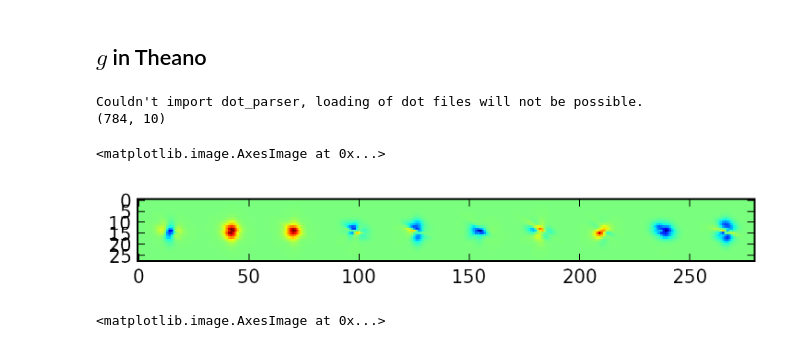
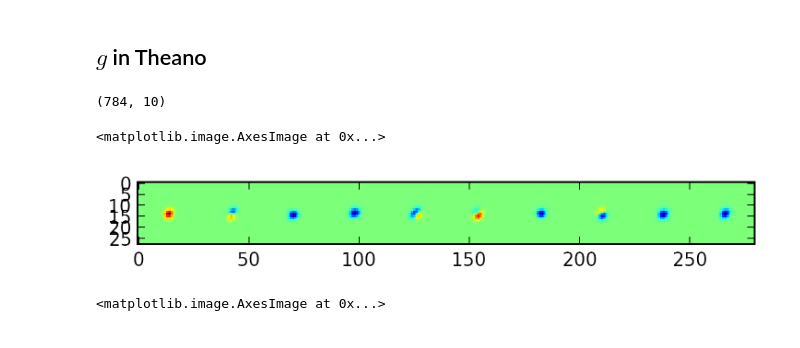
Before and after one commit to shawntan/viz-speech, a Jupyter notebook: Untitled3.ipynb, the cells around one changed output. Cells and saved outputs as stored; diff of their text form; code cells hidden in the pictures.

```diff
--- a/Untitled3.ipynb
+++ b/Untitled3.ipynb
@@ -122,14 +122,22 @@ def gaussian(P,rows,cols,components):
         dtype=np.float32)
     )
     P.mean   = U.initial_weights(components,2) + np.array([rows,cols])/2.0
+
+    # TODO: Modify params.
+    shifted = T.patternbroadcast(points.reshape((input_size,1,2)),(False,True,False))\
+                - T.patternbroadcast(P.mean.reshape((1,components,2)),(True,False,False))
+    """
     P.scale  = 5 * np.random.rand(components,2)
     P.thetas = 2 * np.pi * np.random.rand(components)
 
-    shifted = T.patternbroadcast(points.reshape((input_size,1,2)),(False,True,False))\
-                - T.patternbroadcast(P.mean.reshape((1,components,2)),(True,False,False))
+
     rot     = rotation(P.thetas)
     scale = T.patternbroadcast(P.scale.reshape((components,2,1)),(False,False,True))
-    B = T.patternbroadcast((rot/scale).reshape((1,components,2,2)),(True,False,False,False))
+    """
+    # Directly optimise B
+    P.B = 0.5* np.eye(2) + 0.1 * np.random.rand(components,2,2)
+    B = T.patternbroadcast(P.B.reshape((1,components,2,2)),(True,False,False,False))
+    #T.patternbroadcast((rot/scale).reshape((1,components,2,2)),(True,False,False,False))
     decorr = T.sum(
             B * T.patternbroadcast(shifted.reshape((input_size,components,1,2)),(False,False,True,False)),
             axis = 3
@@ -138,35 +146,34 @@ def gaussian(P,rows,cols,components):
     return T.exp(-Z)
 
 rows = 28
 columns = 28
 components = 10
 P = Parameters()
 x = T.fmatrix('x')
 y = T.ivector('y')
 G = gaussian(P,rows,columns,components)
 M = 0.5 * U.initial_weights(components,10)
 W = T.dot(G,M)
 output = T.nnet.softmax(T.dot(x,W))
 
 cost = -T.mean(T.log(output[T.arange(x.shape[0]),y]))
 T.grad(cost,wrt=P.values())
 
 
 
 
 f = theano.function(inputs=[],outputs=W)
 weights = f()
 
 print  weights.shape
 weights = weights / (weights.max(axis=0) - weights.min(axis=0))
 weights = weights.T
 weights = weights.reshape((components,rows,columns))
 plt.imshow(np.hstack(weights),interpolation="nearest")
 # %% [output]
-Couldn't import dot_parser, loading of dot files will not be possible.
 (784, 10)
 <matplotlib.image.AxesImage at 0x...>
-[figure, old version]
+[figure, new version]
 # %%
 def simple_gaussian(X,mu,B):
     decorr = np.dot(X - mu,B)
```
